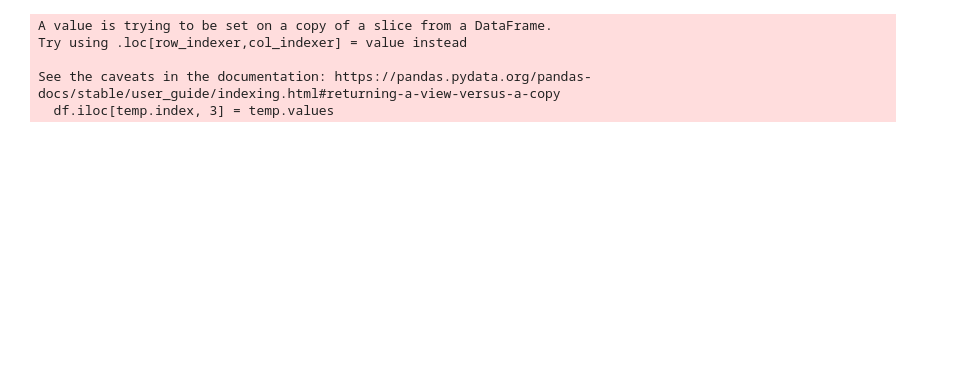
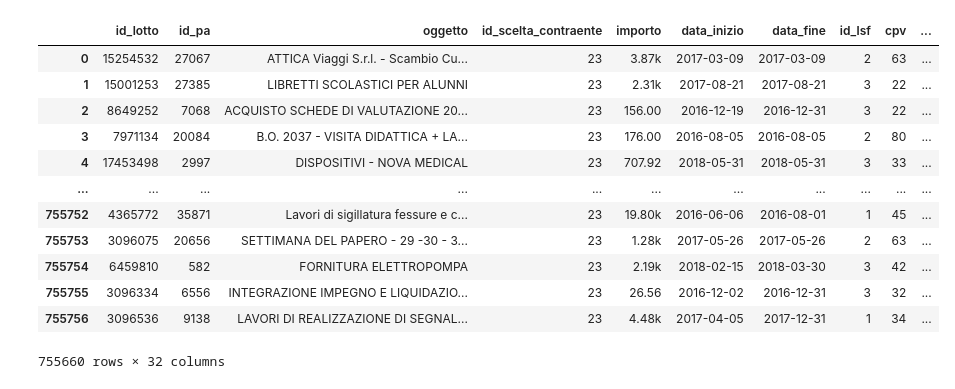
Before and after one commit to Yourne/synapthesis, a Jupyter notebook: result_analysis.ipynb, the cells around one changed output. Drawn from its saved outputs; the diff is of its cells as text; code cells hidden in the pictures; blank space fills up the shorter version.

```diff
--- a/result_analysis.ipynb
+++ b/result_analysis.ipynb
@@ -6,12 +6,7 @@ from models import prep
 pd.set_eng_float_format(accuracy=2, use_eng_prefix=True)
 
 df = prep.load_dataset(prep.import_directory, prep.lotti_fn, prep.vincitori_fn)
-# df = prep.split_sum_totals(df)
+df = prep.split_sum_totals(df)
 # df = prep.feature_extraction(df)
+
 # df = prep.remove_obvious_outliers(df)
-# %% [output]
-A value is trying to be set on a copy of a slice from a DataFrame.
-Try using .loc[row_indexer,col_indexer] = value instead
-
-See the caveats in the documentation: https://pandas.pydata.org/pandas-docs/stable/user_guide/indexing.html#returning-a-view-versus-a-copy
-  df.iloc[temp.index, 3] = temp.values
@@ -39,0 +13,17 @@ def split_sum_totals(df):
+# %%
+dummies = pd.get_dummies(df.data_inizio.dt.month, prefix="month", drop_first=True)
+pd.concat([df, dummies], axis=1)
+# %% [output]
+|  | id_lotto | id_pa | oggetto | id_scelta_contraente | importo | data_inizio | data_fine | id_lsf | cpv | ... |
+| 0 | 15254532 | 27067 | ATTICA Viaggi S.r.l. - Scambio Cu... | 23 | 3.87k | 2017-03-09 | 2017-03-09 | 2 | 63 | ... |
+| 1 | 15001253 | 27385 | LIBRETTI SCOLASTICI PER ALUNNI | 23 | 2.31k | 2017-08-21 | 2017-08-21 | 3 | 22 | ... |
+| 2 | 8649252 | 7068 | ACQUISTO SCHEDE DI VALUTAZIONE 20... | 23 | 156.00 | 2016-12-19 | 2016-12-31 | 3 | 22 | ... |
+| 3 | 7971134 | 20084 | B.O. 2037 - VISITA DIDATTICA + LA... | 23 | 176.00 | 2016-08-05 | 2016-08-05 | 2 | 80 | ... |
+| 4 | 17453498 | 2997 | DISPOSITIVI - NOVA MEDICAL | 23 | 707.92 | 2018-05-31 | 2018-05-31 | 3 | 33 | ... |
+| ... | ... | ... | ... | ... | ... | ... | ... | ... | ... | ... |
+| 755752 | 4365772 | 35871 | Lavori di sigillatura fessure e c... | 23 | 19.80k | 2016-06-06 | 2016-08-01 | 1 | 45 | ... |
+| 755753 | 3096075 | 20656 | SETTIMANA DEL PAPERO - 29 -30 - 3... | 23 | 1.28k | 2017-05-26 | 2017-05-26 | 2 | 63 | ... |
+| 755754 | 6459810 | 582 | FORNITURA ELETTROPOMPA | 23 | 2.19k | 2018-02-15 | 2018-03-30 | 3 | 42 | ... |
+| 755755 | 3096334 | 6556 | INTEGRAZIONE IMPEGNO E LIQUIDAZIO... | 23 | 26.56 | 2016-12-02 | 2016-12-31 | 3 | 32 | ... |
+| 755756 | 3096536 | 9138 | LAVORI DI REALIZZAZIONE DI SEGNAL... | 23 | 4.48k | 2017-04-05 | 2017-12-31 | 1 | 34 | ... |
+755660 rows × 32 columns
```
Also changed, not shown: parts of 12 cells of this notebook, 11 other files.
